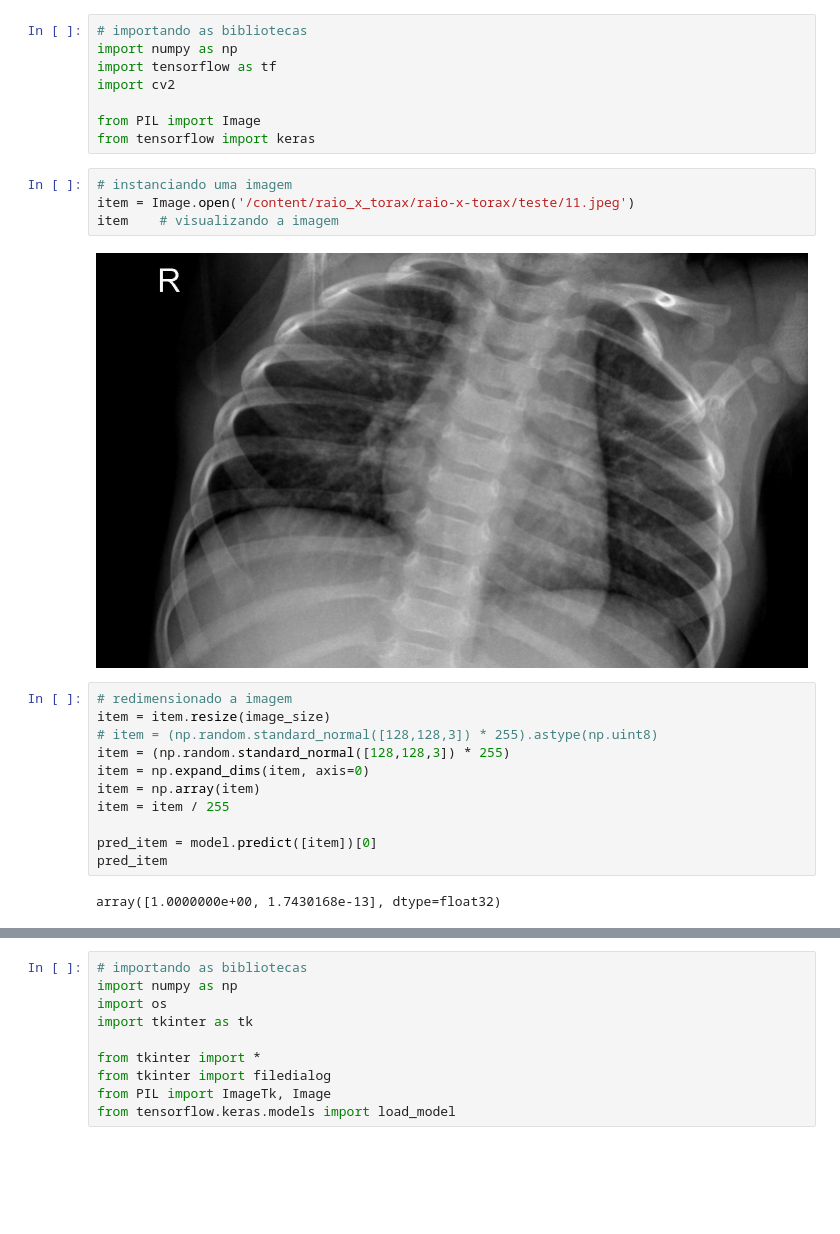
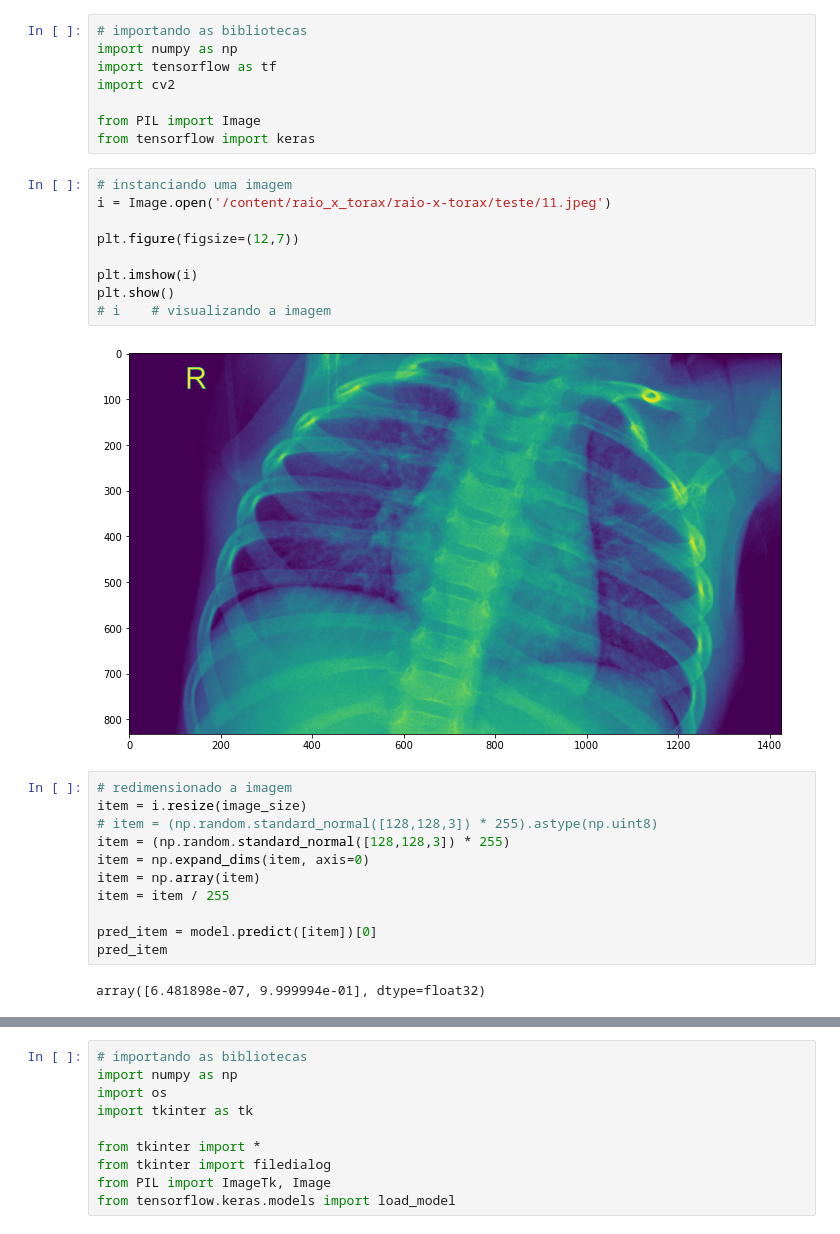
Before and after one commit to FGalvao77/RNA-rede-neural-artificial-para-deteccao-de-pneumonia-em-raio-x, a Jupyter notebook: Construindo_uma_RNA_(rede_neural_artificial)_para_classificação_de_raio_x_com_pneumonia.ipynb, the cells around one changed output, grey strips where cells are left out. Cells and saved outputs as stored; diff of their text form; blank space fills up the shorter version.

```diff
--- a/Construindo_uma_RNA_(rede_neural_artificial)_para_classificação_de_raio_x_com_pneumonia.ipynb
+++ b/Construindo_uma_RNA_(rede_neural_artificial)_para_classificação_de_raio_x_com_pneumonia.ipynb
@@ -609,13 +636,18 @@ from PIL import Image
 from tensorflow import keras
 # %%
 # instanciando uma imagem
-item = Image.open('/content/raio_x_torax/raio-x-torax/teste/11.jpeg')
-item    # visualizando a imagem
+i = Image.open('/content/raio_x_torax/raio-x-torax/teste/11.jpeg')
+
+plt.figure(figsize=(12,7))
+
+plt.imshow(i)
+plt.show()
+# i    # visualizando a imagem
 # %% [output]
-[figure, old version]
+[figure, new version]
 # %%
 # redimensionado a imagem
-item = item.resize(image_size)
+item = i.resize(image_size)
 # item = (np.random.standard_normal([128,128,3]) * 255).astype(np.uint8)
 item = (np.random.standard_normal([128,128,3]) * 255)
 item = np.expand_dims(item, axis=0)
@@ -625,7 +657,7 @@ item = item / 255
 pred_item = model.predict([item])[0]
 pred_item
 # %% [output]
-array([1.0000000e+00, 1.7430168e-13], dtype=float32)
+array([6.481898e-07, 9.999994e-01], dtype=float32)
 # %%
 # plotando a imagem e seu dignóstico
 if pred_item[0] > pred_item[1]:
```
Also changed, not shown: parts of 29 cells of this notebook.
